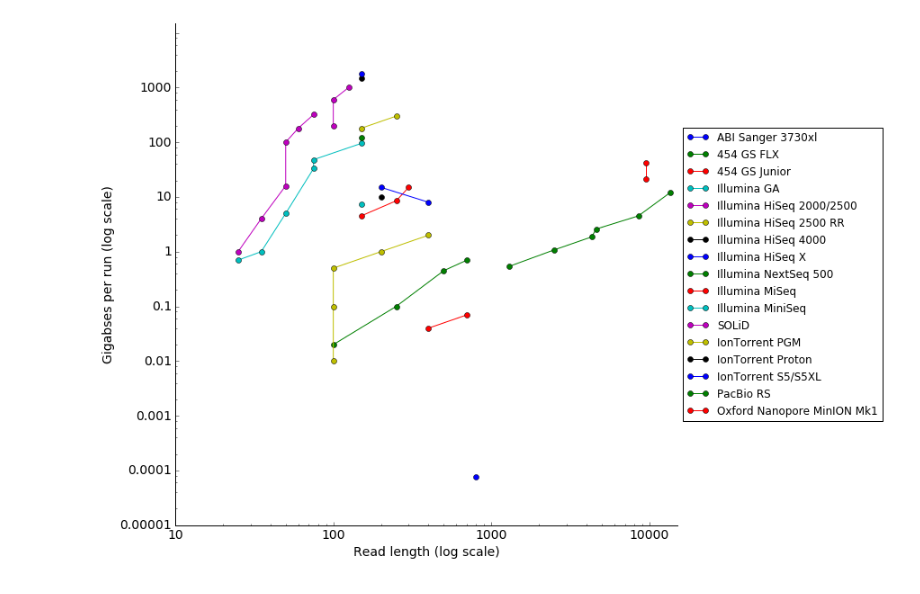
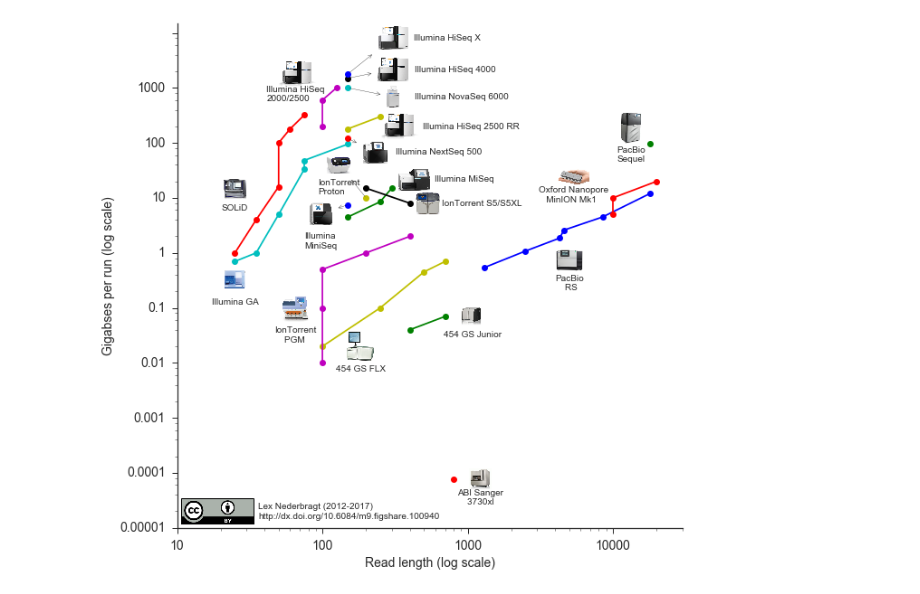
Before and after one commit to lexnederbragt/developments-in-next-generation-sequencing, a Jupyter notebook: Plotting.ipynb, the cells around one changed output. Cells and saved outputs as stored; diff of their text form; code cells hidden in the pictures.

Commit message:
Plotting entire graph using notebook

```diff
--- a/Plotting.ipynb
+++ b/Plotting.ipynb
@@ -20 +121,7 @@ array(['ABI Sanger 3730xl', '454 GS FLX', '454 GS Junior', 'Illumina GA',
        'Oxford Nanopore MinION Mk1'], dtype=object)
+# %%
+# load data for adding images and text
+def load_labeldata():
+    labels = pd.read_table('labels.tsv', sep = '\t')
+    return labels
+load_labeldata().tail()
@@ -21,38 +135,57 @@ array(['ABI Sanger 3730xl', '454 GS FLX', '454 GS Junior', 'Illumina GA',
 # %%
+# load data
+labels = load_labeldata()
+
 # Set up the plot
+sns.set_style("white")
+sns.set_style("ticks")
+
 plt.figure(figsize=(10,10))
 ax = plt.subplot(1,1,1)
 plt.xlabel('Read length (log scale)', fontsize=14)
 plt.ylabel('Gigabses per run (log scale)', fontsize=14)
 
 # Plot the data
 for instrument in instruments:
     reads = data[data.Label == instrument]['Read length (mode or average)']
     bases = data[data.Label == instrument]['Bases per run (gigabases)']
-    plt.plot(reads, bases, 'o-', label = instrument)
+    color = labels[labels.instrument == instrument].color.values[0]
+    plt.plot(reads, bases, 'o-', label = instrument, color = color)
 
 # Set scales, labels
 ax.set_xscale('log')
 ax.set_yscale('log')
-plt.xlim(10,15000)
+plt.xlim(10,30000)
 plt.ylim(0.00001,15000)
 ax.set_xticklabels(['1','10','100','1000','10000','100000'], fontsize=14) # Need to expand list to show the one I want
 ax.set_yticklabels(['0.000001','0.00001','0.0001','0.001','0.01','0.1','1','10','100','1000'], fontsize=14)
 
 # Adjust border, remove right and top
 ax.spines['right'].set_visible(False)
 ax.spines['top'].set_visible(False)
 ax.xaxis.set_ticks_position('bottom')
 ax.yaxis.set_ticks_position('left')
 
 # Prepare legend box OUTSIDE of plot
-box = ax.get_position()
-ax.set_position([box.x0, box.y0, box.width, box.height])
+# box = ax.get_position()
+# ax.set_position([box.x0, box.y0, box.width, box.height])
 # Put a legend to the right of the current axis
-ax.legend(loc='center left', bbox_to_anchor=(1, 0.5))
+# ax.legend(loc='center left', bbox_to_anchor=(1, 0.5))
+
+# add license info
+add_license()
+
+plt.savefig('developments_in_high_throughput_sequencing_bare.pdf', orientation='landscape')
+
+# add images and text
+for instrument in instruments:
+    # plot label for each instrument where it is available
+    labeldata = labels[labels.instrument == instrument]
+    if len(labeldata):
+        add_image(instrument, labeldata)
 
 # finish
-plt.savefig('developments_in_high_throughput_sequencing_bare.pdf', orientation='landscape')
+plt.savefig('developments_in_high_throughput_sequencing.pdf', orientation='landscape')
 plt.show()
 # %% [output]
-[figure, old version]
+[figure, new version]
```
Also changed, not shown: parts of 6 cells of this notebook, 25 other files.
